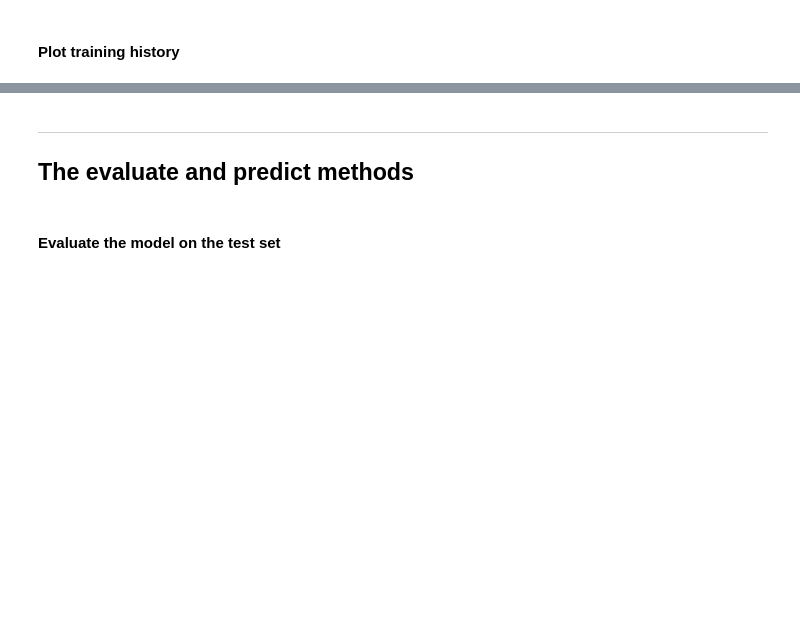
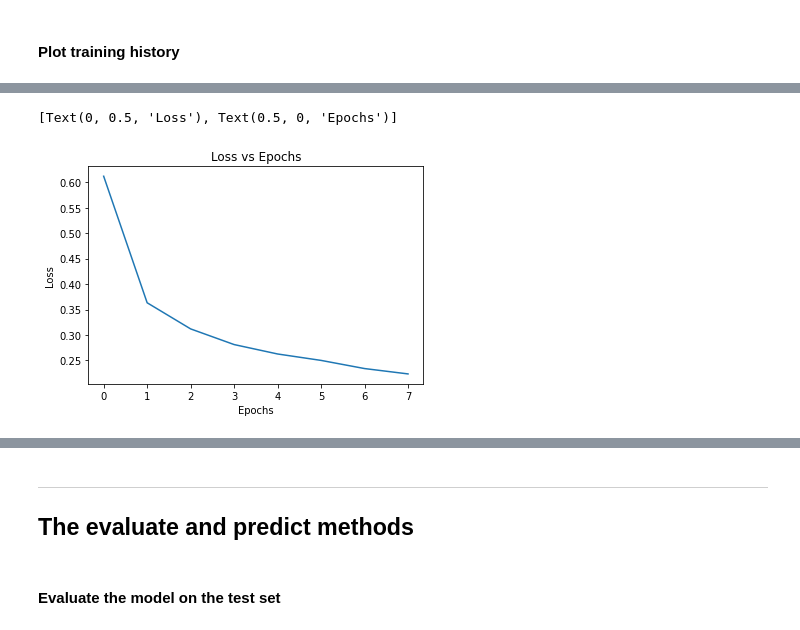
Before and after one commit to julio-fig-q/TensorFlow2-Projects, a Jupyter notebook: 2 Started with TF2 - Build, Complile, NN, CNN/Lab_Tutorial Week 2.ipynb, the cells around one changed output, grey strips where cells are left out. Cells and saved outputs as stored; diff of their text form; code cells hidden in the pictures; blank space fills up the shorter version.

```diff
--- a/2 Started with TF2 - Build, Complile, NN, CNN/Lab_Tutorial Week 2.ipynb
+++ b/2 Started with TF2 - Build, Complile, NN, CNN/Lab_Tutorial Week 2.ipynb
@@ -203,10 +203,11 @@ import pandas as pd
 
 # Making model
 model = Sequential ([
-    Conv2D(16, kernel_size=3,
+    Conv2D(24, kernel_size=3,
            activation='relu', input_shape=(28,28,1)),
-    MaxPooling2D(pool_size=3),
+    MaxPooling2D(pool_size=2),
     Flatten(),
+    Dense(10, activation='relu'),
     Dense(10, activation='softmax')
 ])
 
@@ -308,6 +320,6 @@ Epoch 2/2
 # We can do better by training it for 8 epochs and saving the object
 
 history = model.fit(train_images, train_labels,
-                    epochs=8, batch_size=100)
+                    epochs=8, batch_size=256)
 # %% [output]
 Epoch 1/8
@@ -329,4 +341,7 @@ Epoch 8/8
 # %% [markdown]
 #### Plot training history
 # %%
-# Load the history into a pandas Dataframe
+# Load the history (which is a dict) into a pandas Dataframe
+
+df = pd.DataFrame(history.history)
+df.head()
@@ -333,4 +355,11 @@ Epoch 8/8
 # %%
 # Make a plot for the loss
+
+loss_plot = df.plot(y='loss', title='Loss vs Epochs',
+                    legend=False)
+loss_plot.set(xlabel='Epochs', ylabel='Loss')
+# %% [output]
+[Text(0, 0.5, 'Loss'), Text(0.5, 0, 'Epochs')]
+[figure, added]
 # %%
 # Make a plot for the accuracy
```
Also changed, not shown: parts of 7 cells of this notebook.
